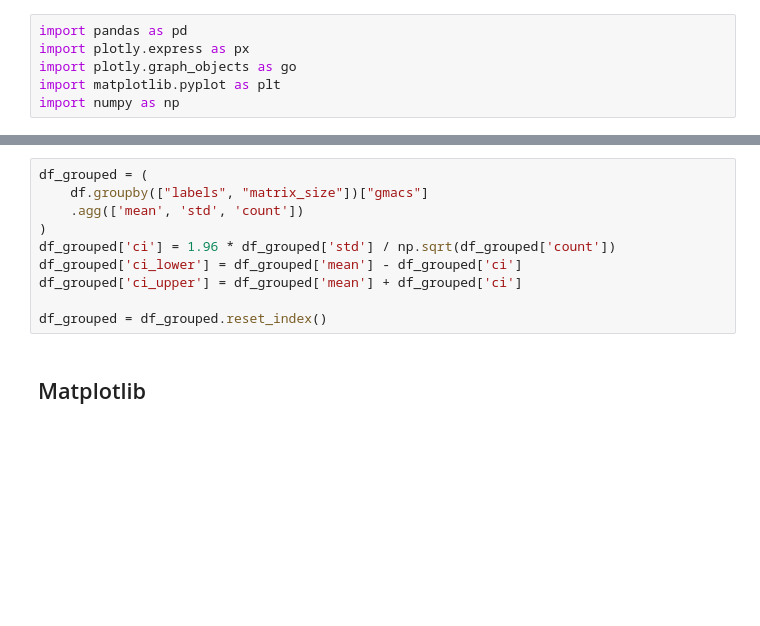
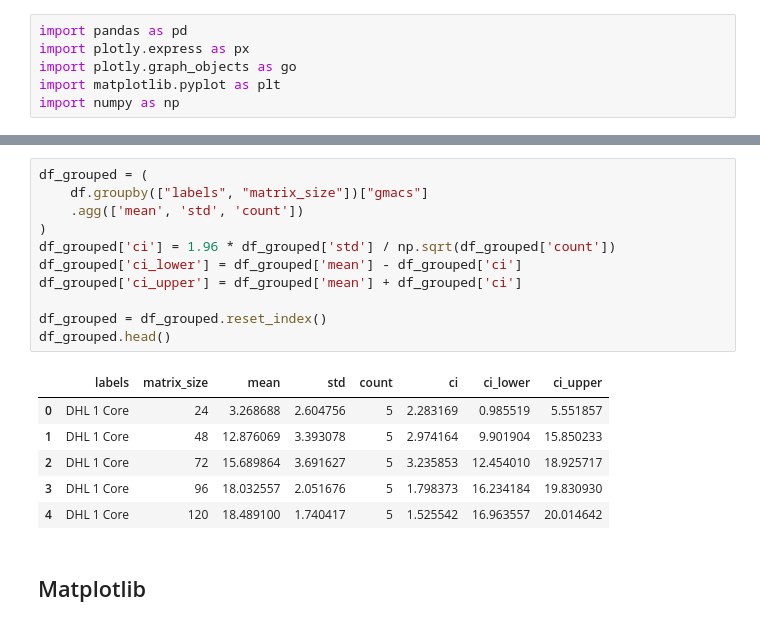
Before and after one commit to DHL-ASC/DHL-LinAlg, a Jupyter notebook: benchmark/benchmark_visualisation.ipynb, the cells around one changed output, grey strips where cells are left out. Saved outputs shown, nothing was run; the diff lists cells and outputs as text; blank space fills up the shorter version.

```diff
--- a/benchmark/benchmark_visualisation.ipynb
+++ b/benchmark/benchmark_visualisation.ipynb
@@ -17,13 +24,21 @@ df.head()
 # %%
 df_grouped = (
     df.groupby(["labels", "matrix_size"])["gmacs"]
     .agg(['mean', 'std', 'count'])
 )
 df_grouped['ci'] = 1.96 * df_grouped['std'] / np.sqrt(df_grouped['count'])
 df_grouped['ci_lower'] = df_grouped['mean'] - df_grouped['ci']
 df_grouped['ci_upper'] = df_grouped['mean'] + df_grouped['ci']
 
 df_grouped = df_grouped.reset_index()
+df_grouped.head()
+# %% [output]
+|  | labels | matrix_size | mean | std | count | ci | ci_lower | ci_upper |
+| 0 | DHL 1 Core | 24 | 3.268688 | 2.604756 | 5 | 2.283169 | 0.985519 | 5.551857 |
+| 1 | DHL 1 Core | 48 | 12.876069 | 3.393078 | 5 | 2.974164 | 9.901904 | 15.850233 |
+| 2 | DHL 1 Core | 72 | 15.689864 | 3.691627 | 5 | 3.235853 | 12.454010 | 18.925717 |
+| 3 | DHL 1 Core | 96 | 18.032557 | 2.051676 | 5 | 1.798373 | 16.234184 | 19.830930 |
+| 4 | DHL 1 Core | 120 | 18.489100 | 1.740417 | 5 | 1.525542 | 16.963557 | 20.014642 |
 # %% [markdown]
 ## Matplotlib
 # %%
```
Also changed, not shown: parts of 4 cells of this notebook.
